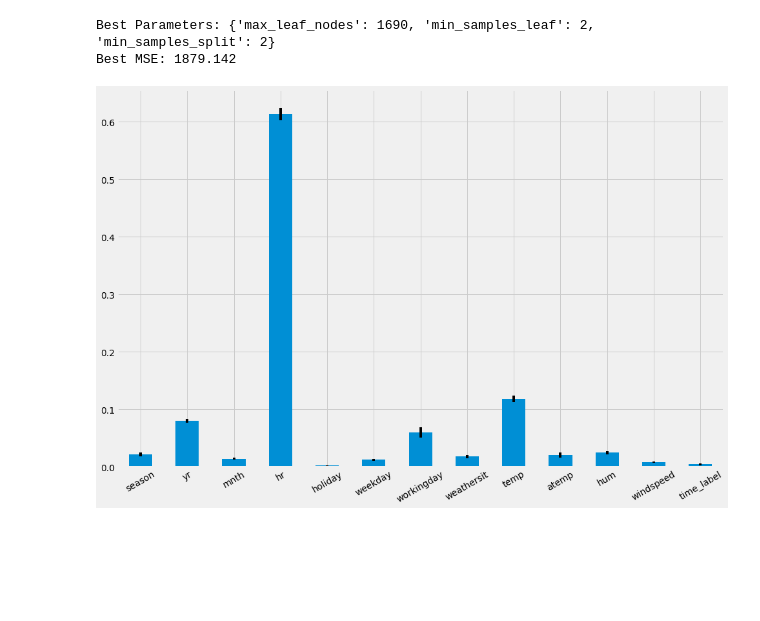
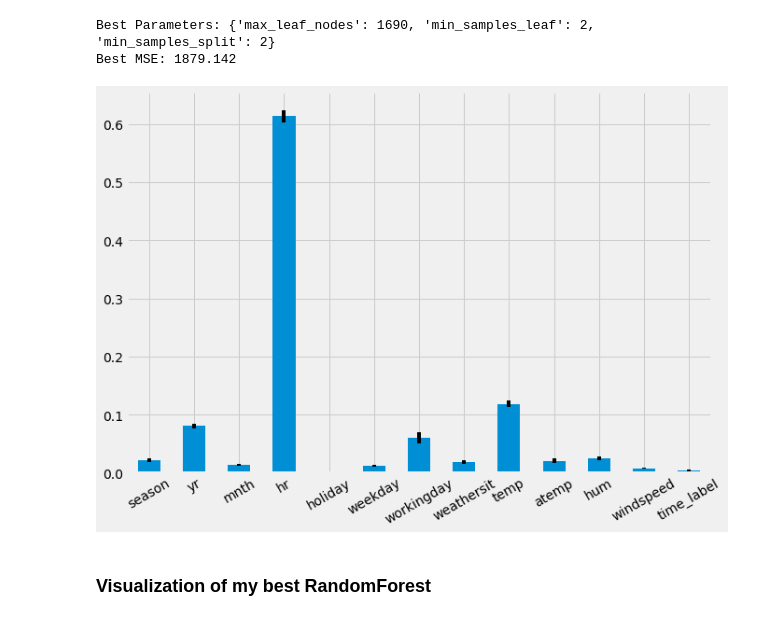
Before and after one commit to chouwwa/Predicting-Bicycle-Rentals, a Jupyter notebook: Predicting Bicycle Rentals.ipynb, the cells around one changed output. Cells and saved outputs as stored; diff of their text form; code cells hidden in the pictures; blank space fills up the shorter version.

Commit message:
Visualizations and comments on RandomForest

```diff
--- a/Predicting Bicycle Rentals.ipynb
+++ b/Predicting Bicycle Rentals.ipynb
@@ -297,0 +334,6 @@ plt.show()
+# %%
+best_params, best_est, cv_results = joblib.load(best_file)
+best_rfr = joblib.load(pickle_file)
+
+print('Best Parameters: {}'.format(best_params))
+print('Best MSE: {:.3f}'.format(-best_rfr.best_score_))
@@ -374,9 +406,11 @@ print('Best MSE: {:.3f}'.format(-best_rfr.best_score_))
 Best Parameters: {'max_leaf_nodes': 1690, 'min_samples_leaf': 2, 'min_samples_split': 2}
 Best MSE: 1879.142
 # %%
-fig, ax = plt.subplots(figsize=(15,10))
+fig, ax = plt.subplots(figsize=(10,7))
 importances.plot.bar(yerr=std, ax=ax, rot=30)
 
 plt.show()
 # %% [output]
-[figure, old version]
+[figure, new version]
+# %% [markdown]
+### Visualization of my best RandomForest
```
Also changed, not shown: parts of 23 cells of this notebook.
